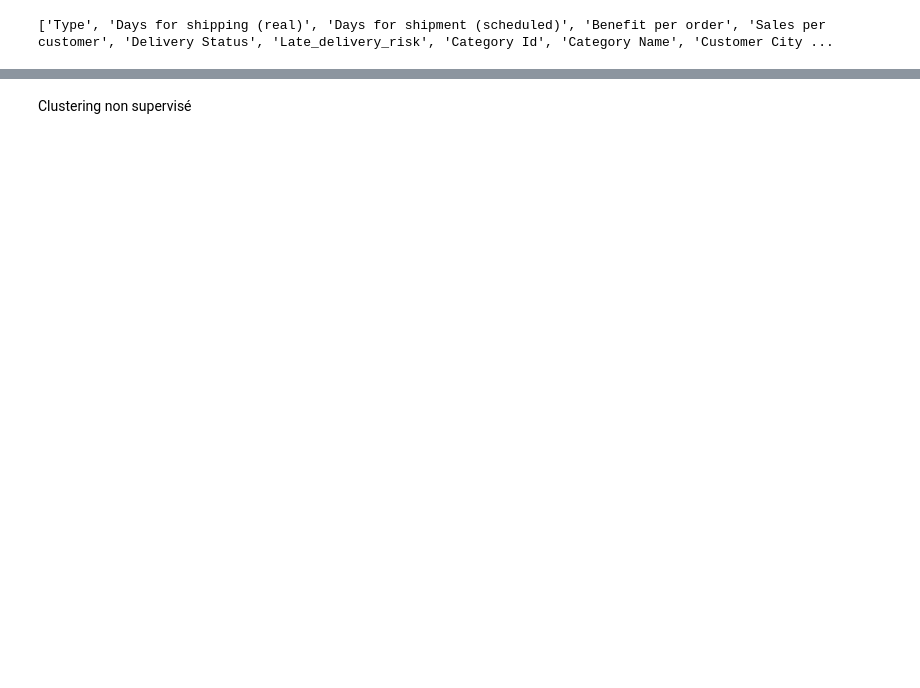
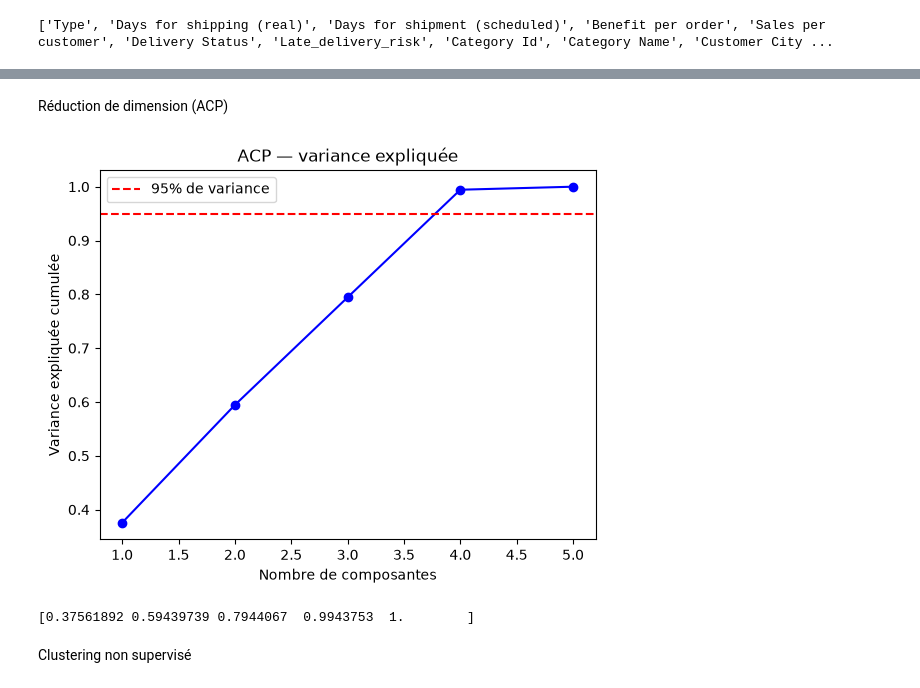
Before and after one commit to Nogarrr/Project-Supply-Chain, a Jupyter notebook: notebook_EDA_Supplychain.ipynb, the cells around one changed output, grey strips where cells are left out. Drawn from its saved outputs; the diff is of its cells as text; code cells hidden in the pictures; blank space fills up the shorter version.

```diff
--- a/notebook_EDA_Supplychain.ipynb
+++ b/notebook_EDA_Supplychain.ipynb
@@ -253,2 +325,23 @@ print(list(df.columns))
+# %% [markdown]
+Réduction de dimension (ACP)
+# %%
+from sklearn.decomposition import PCA
+import numpy as np
+
+pca = PCA().fit(X_scaled)
+variance_cumulee = np.cumsum(pca.explained_variance_ratio_)
+
+plt.plot(range(1, len(variance_cumulee)+1), variance_cumulee, "bo-")
+plt.axhline(y=0.95, color="r", linestyle="--", label="95% de variance")
+plt.xlabel("Nombre de composantes")
+plt.ylabel("Variance expliquée cumulée")
+plt.title("ACP — variance expliquée")
+plt.legend()
+plt.show()
+
+print(variance_cumulee)
+# %% [output]
+[figure, added]
+[0.37561892 0.59439739 0.7944067  0.9943753  1.        ]
 # %% [markdown]
 Clustering non supervisé
```
Also changed, not shown: parts of 24 cells of this notebook.
